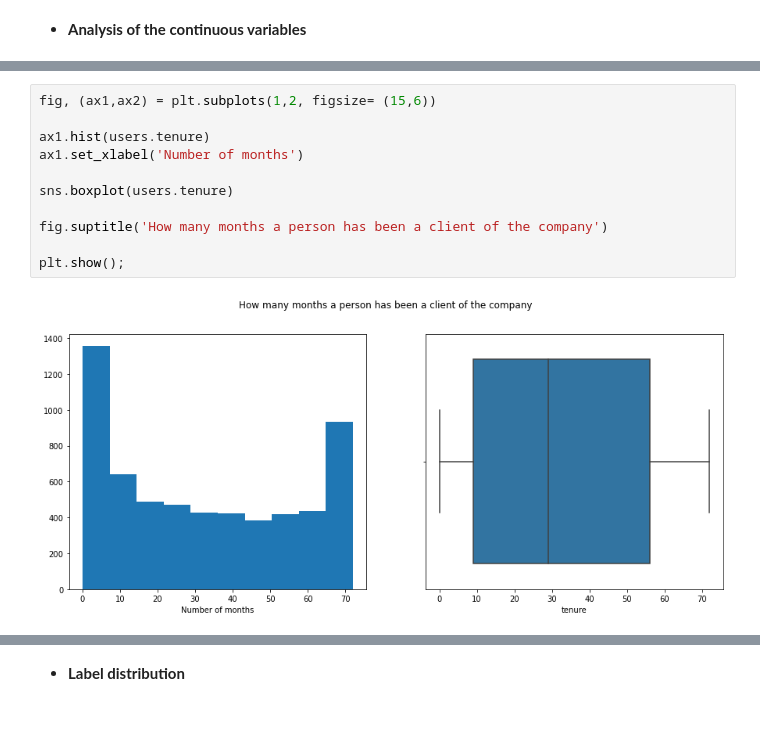
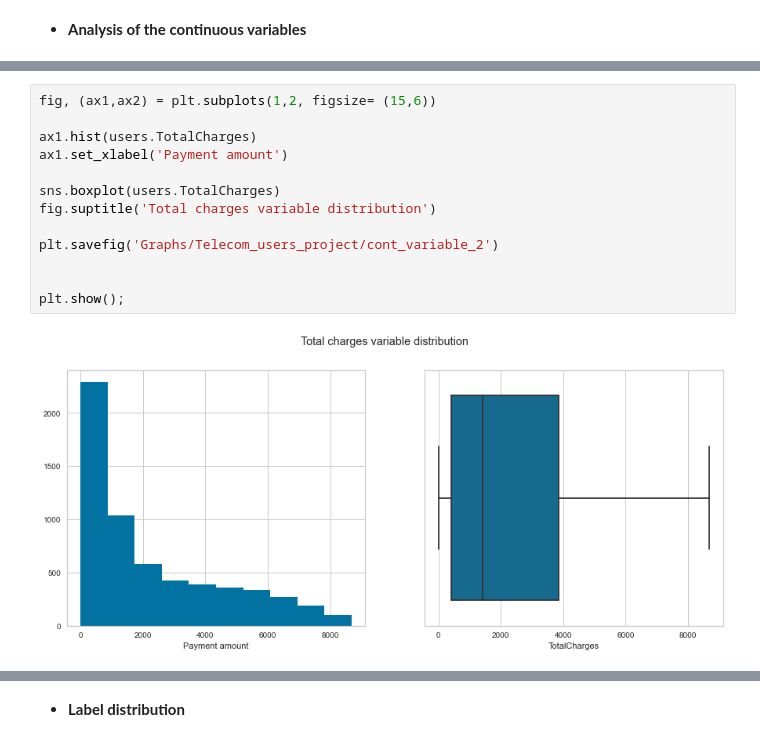
Before and after one commit to rfisla/MACHINE-LEARNING-PROJECTS, a Jupyter notebook: Telecom_users_analysis.ipynb, the cells around one changed output, grey strips where cells are left out. Saved outputs shown, nothing was run; the diff lists cells and outputs as text.

```diff
--- a/Telecom_users_analysis.ipynb
+++ b/Telecom_users_analysis.ipynb
@@ -190,16 +195,18 @@ plt.show()
 # %%
 fig, (ax1,ax2) = plt.subplots(1,2, figsize= (15,6))
 
-ax1.hist(users.tenure)
-ax1.set_xlabel('Number of months')
+ax1.hist(users.TotalCharges)
+ax1.set_xlabel('Payment amount')
 
-sns.boxplot(users.tenure)
+sns.boxplot(users.TotalCharges)
+fig.suptitle('Total charges variable distribution')
 
-fig.suptitle('How many months a person has been a client of the company')
+plt.savefig('Graphs/Telecom_users_project/cont_variable_2')
+
 
 plt.show();
 # %% [output]
-[figure, old version]
+[figure, new version]
 # %%
 fig, (ax1,ax2) = plt.subplots(1,2, figsize= (15,6))
 
```
Also changed, not shown: parts of 13 cells of this notebook.
